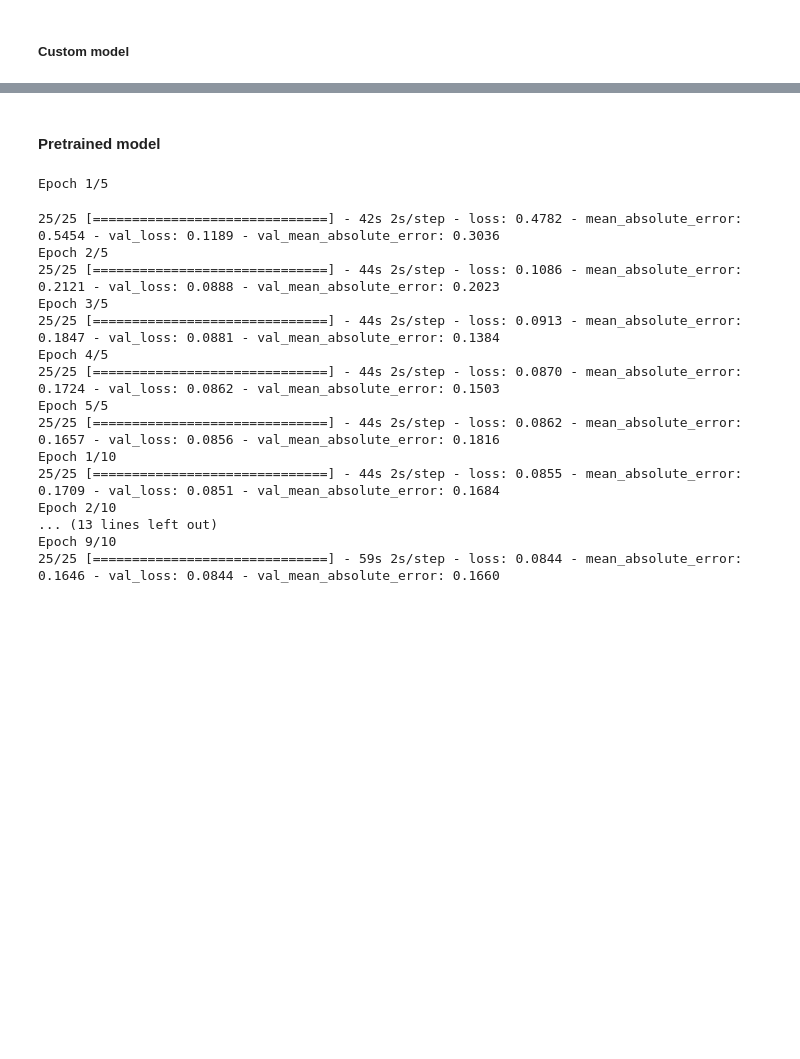
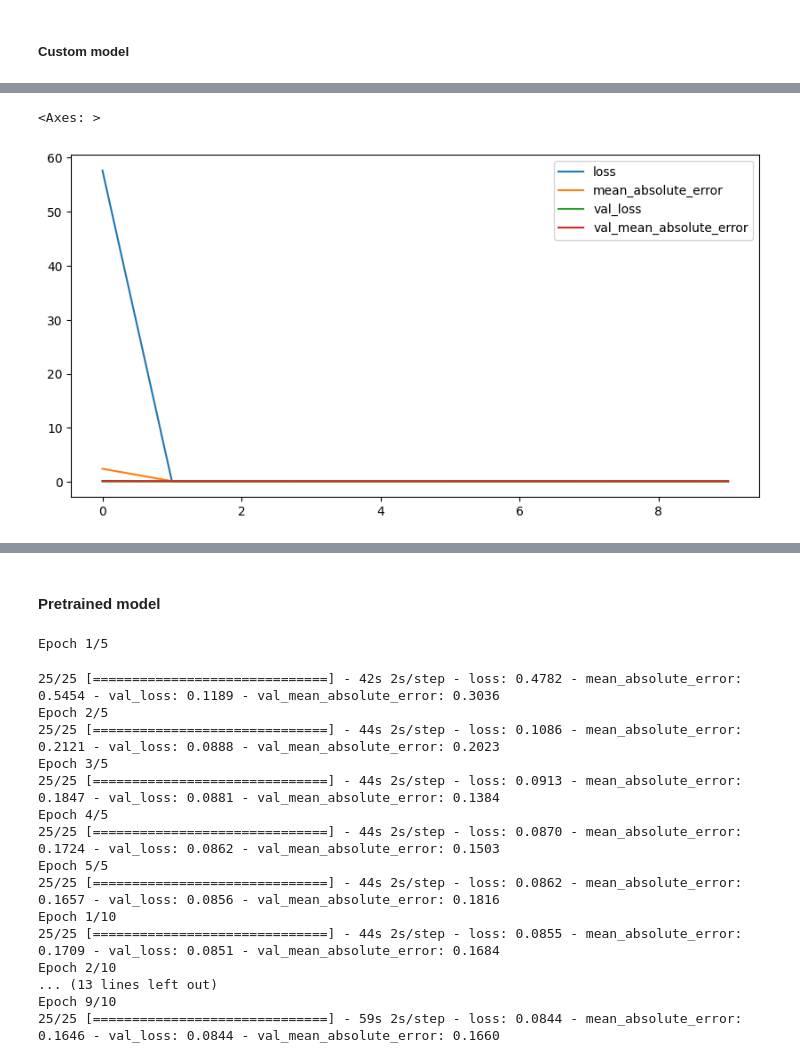
Before and after one commit to KZadka/Jigsaw-Puzzle-Difficulty, a Jupyter notebook: Initial_notebook.ipynb, the cells around one changed output, grey strips where cells are left out. Cells and saved outputs as stored; diff of their text form; code cells hidden in the pictures; blank space fills up the shorter version.

Commit message:
Add readme.md description and update on models

```diff
--- a/Initial_notebook.ipynb
+++ b/Initial_notebook.ipynb
@@ -298,6 +256,8 @@ reg_model.compile(optimizer= 'adam',
               loss= 'mean_squared_error',
               metrics= ['mean_absolute_error'])
 
-custom_reg_model_history = model.fit(X_train, epochs= 10, validation_data= X_val)
+custom_reg_model_history = reg_model.fit(X_train,
+                                         epochs= 10,
+                                         validation_data= X_val)
 # %% [output]
 Epoch 1/10
@@ -327,0 +283,5 @@ plot_history(custom_reg_model_history)
+# %%
+pd.DataFrame(custom_reg_model_history.history).plot(figsize=(10, 5))
+# %% [output]
+<Axes: >
+[figure, added]
```
Also changed, not shown: parts of 16 cells of this notebook, 1 other file.
